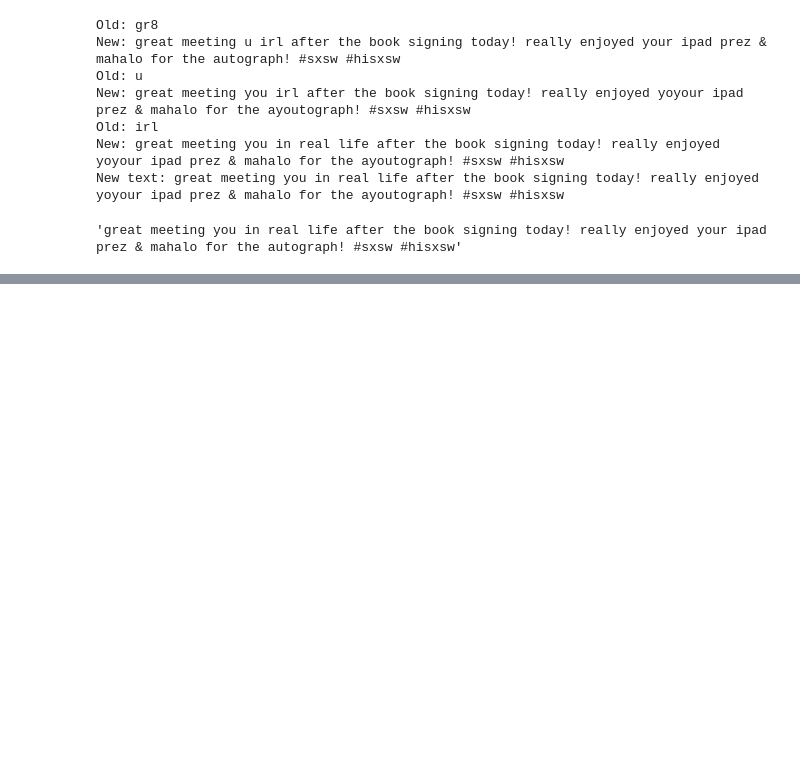
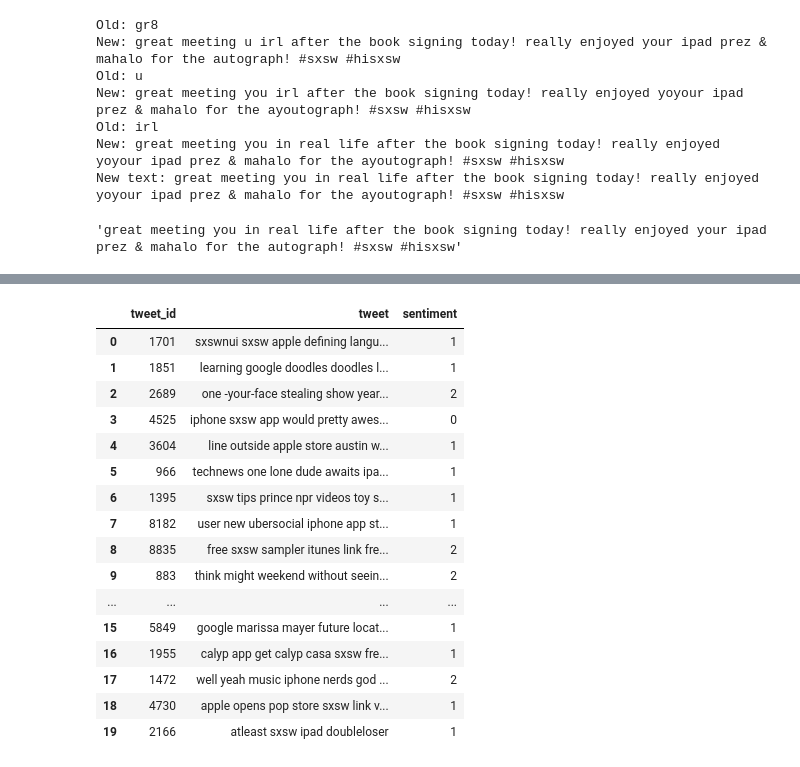
Before and after one commit to Sufi737/Sentiment-analysis-hackathon, a Jupyter notebook: Preprocessing.ipynb, the cells around one changed output, grey strips where cells are left out. Drawn from its saved outputs; the diff is of its cells as text; code cells hidden in the pictures; blank space fills up the shorter version.

Commit message:
Preprocessing

```diff
--- a/Preprocessing.ipynb
+++ b/Preprocessing.ipynb
@@ -209,17 +209,17 @@ def handle_emojis(tweet):
     Happy emojis are converted to EMO_POS and negative to EMO_NEG.
     """
     # Smile -- :), : ), :-), (:, ( :, (-:, :')
-    tweet = re.sub(r'(:\s?\)|:-\)|\(\s?:|\(-:|:\'\))', ' EMO_POS ', tweet)
+    tweet = re.sub(r'(:\s?\)|:-\)|\(\s?:|\(-:|:\'\))', ' smiling ', tweet)
     # Laugh -- :D, : D, :-D, xD, x-D, XD, X-D
-    tweet = re.sub(r'(:\s?D|:-D|x-?D|X-?D)', ' EMO_POS ', tweet)
+    tweet = re.sub(r'(:\s?D|:-D|x-?D|X-?D)', ' laughing ', tweet)
     # Love -- <3, :*
-    tweet = re.sub(r'(<3|:\*)', ' EMO_POS ', tweet)
+    tweet = re.sub(r'(<3|:\*)', ' love ', tweet)
     # Wink -- ;-), ;), ;-D, ;D, (;,  (-;
-    tweet = re.sub(r'(;-?\)|;-?D|\(-?;)', ' EMO_POS ', tweet)
+    tweet = re.sub(r'(;-?\)|;-?D|\(-?;)', ' wink ', tweet)
     # Sad -- :-(, : (, :(, ):, )-:
-    tweet = re.sub(r'(:\s?\(|:-\(|\)\s?:|\)-:)', ' EMO_NEG ', tweet)
+    tweet = re.sub(r'(:\s?\(|:-\(|\)\s?:|\)-:)', ' sad ', tweet)
     # Cry -- :,(, :'(, :"(
-    tweet = re.sub(r'(:,\(|:\'\(|:"\()', ' EMO_NEG ', tweet)
+    tweet = re.sub(r'(:,\(|:\'\(|:"\()', ' cry ', tweet)
 
     return tweet
 # %%
@@ -387,16 +390,32 @@ def preprocess_text(data, col_name):
     #converting abbreviations to their full forms
     data[col_name] = data[col_name].replace('[...…]','').str.split().apply(lambda x: ' '.join([short_word_dict.get(e, e) for e in x]))
 
+    # Remove single space remaining at the front of the tweet.
+    data[col_name] = data[col_name].apply(lambda x: x.lstrip(' '))
+
+    # Remove characters beyond Basic Multilingual Plane (BMP) of Unicode:
+    data[col_name] = data[col_name].apply(lambda x: ''.join(c for c in x if c <= '\uFFFF'))
+
+    #removing non-ASCII characters
+    data[col_name] = data[col_name].apply(lambda x: ''.join([i if ord(i) < 128 else ' ' for i in x]))
+
+    # Remove words with 2 or fewer letters
+    data[col_name] = data[col_name].apply(lambda x: re.sub(r'\b\w{1,2}\b', '', x))
+
+    # Convert more than 2 letter repetitions to 2 letter
+    # funnnnny --> funny
+    data[col_name] = data[col_name].apply(lambda x: re.sub(r'(.)\1+', r'\1\1', x))
+
     #tokenizing data
     data[col_name] = data[col_name].apply(lambda x: nltk.word_tokenize(x))
 
     #stopwords removal
-    stop_words = list(set(stopwords.words('english')))+list(punctuation)+['``', "'s", "...", "n't"]
+    stop_words = list(set(stopwords.words('english')))+list(punctuation)+['``', "'s", "...", "n't", "'re"]
     data[col_name] = data[col_name].apply(lambda row: [word for word in row if word not in stop_words])
 
-    # stemming words
-    stemmer = PorterStemmer()
-    data[col_name] = data[col_name].apply(lambda x: [stemmer.stem(i) for i in x])
+#     # stemming words
+#     stemmer = PorterStemmer()
+#     data[col_name] = data[col_name].apply(lambda x: [stemmer.stem(i) for i in x])
     data[col_name] = data[col_name].apply(lambda x: ' '.join(x))
 
     return data
@@ -406,2 +429,2 @@ raw_data.dropna(inplace=True)
 # %%
-preprocess_text(raw_data, 'tweet')
+processed_data = preprocess_text(raw_data, 'tweet')
@@ -426,0 +433,20 @@ preprocess_text(raw_data, 'tweet')
+# %%
+processed_data.head(20)
+# %% [output]
+|  | tweet_id | tweet | sentiment |
+| 0 | 1701 | sxswnui sxsw apple defining langu... | 1 |
+| 1 | 1851 | learning google doodles doodles l... | 1 |
+| 2 | 2689 | one -your-face stealing show year... | 2 |
+| 3 | 4525 | iphone sxsw app would pretty awes... | 0 |
+| 4 | 3604 | line outside apple store austin w... | 1 |
+| 5 | 966 | technews one lone dude awaits ipa... | 1 |
+| 6 | 1395 | sxsw tips prince npr videos toy s... | 1 |
+| 7 | 8182 | user new ubersocial iphone app st... | 1 |
+| 8 | 8835 | free sxsw sampler itunes link fre... | 2 |
+| 9 | 883 | think might weekend without seein... | 2 |
+| ... | ... | ... | ... |
+| 15 | 5849 | google marissa mayer future locat... | 1 |
+| 16 | 1955 | calyp app get calyp casa sxsw fre... | 1 |
+| 17 | 1472 | well yeah music iphone nerds god ... | 2 |
+| 18 | 4730 | apple opens pop store sxsw link v... | 1 |
+| 19 | 2166 | atleast sxsw ipad doubleloser | 1 |
```
Also changed, not shown: parts of 7 cells of this notebook, 4 other files.
